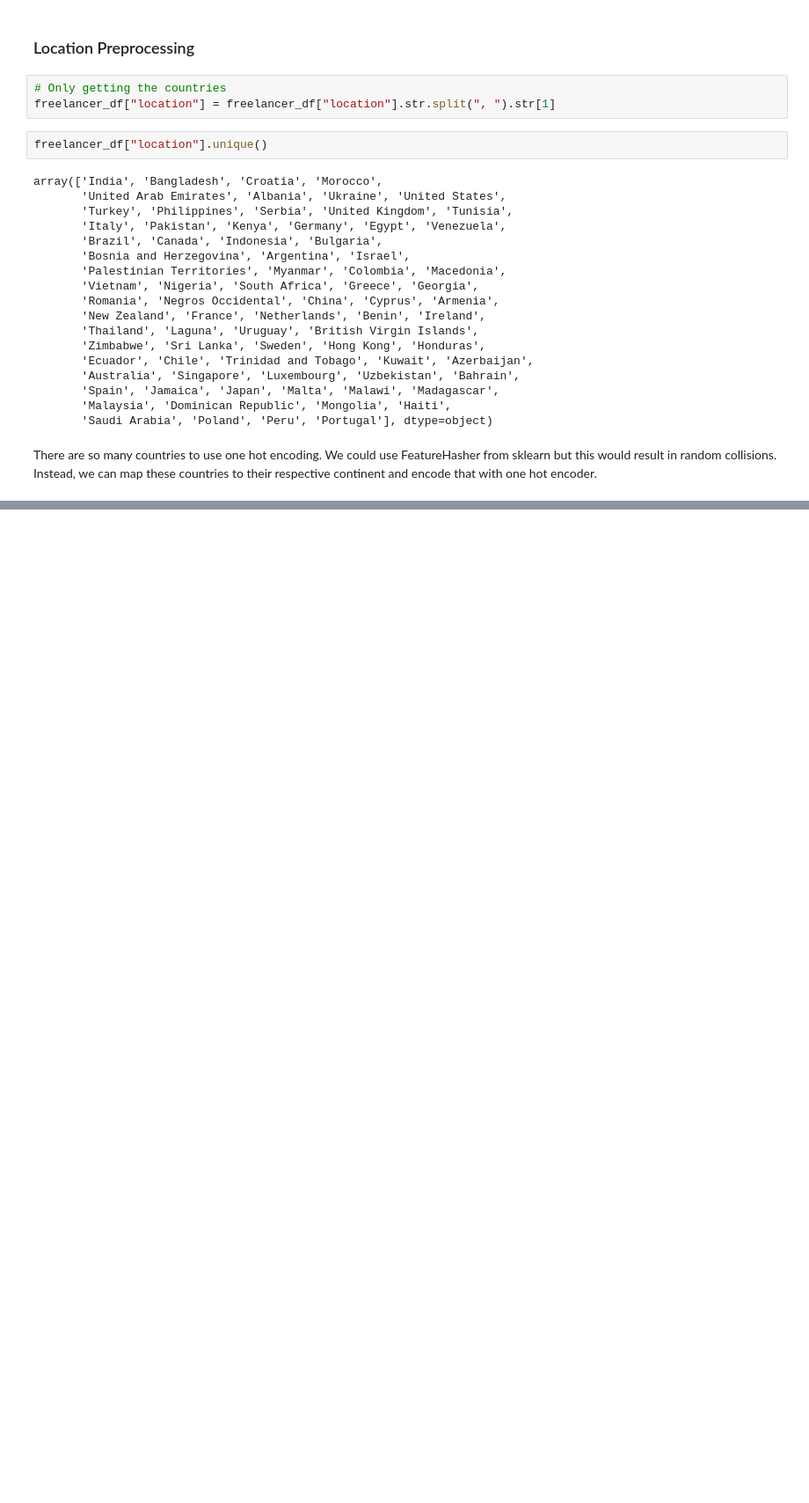
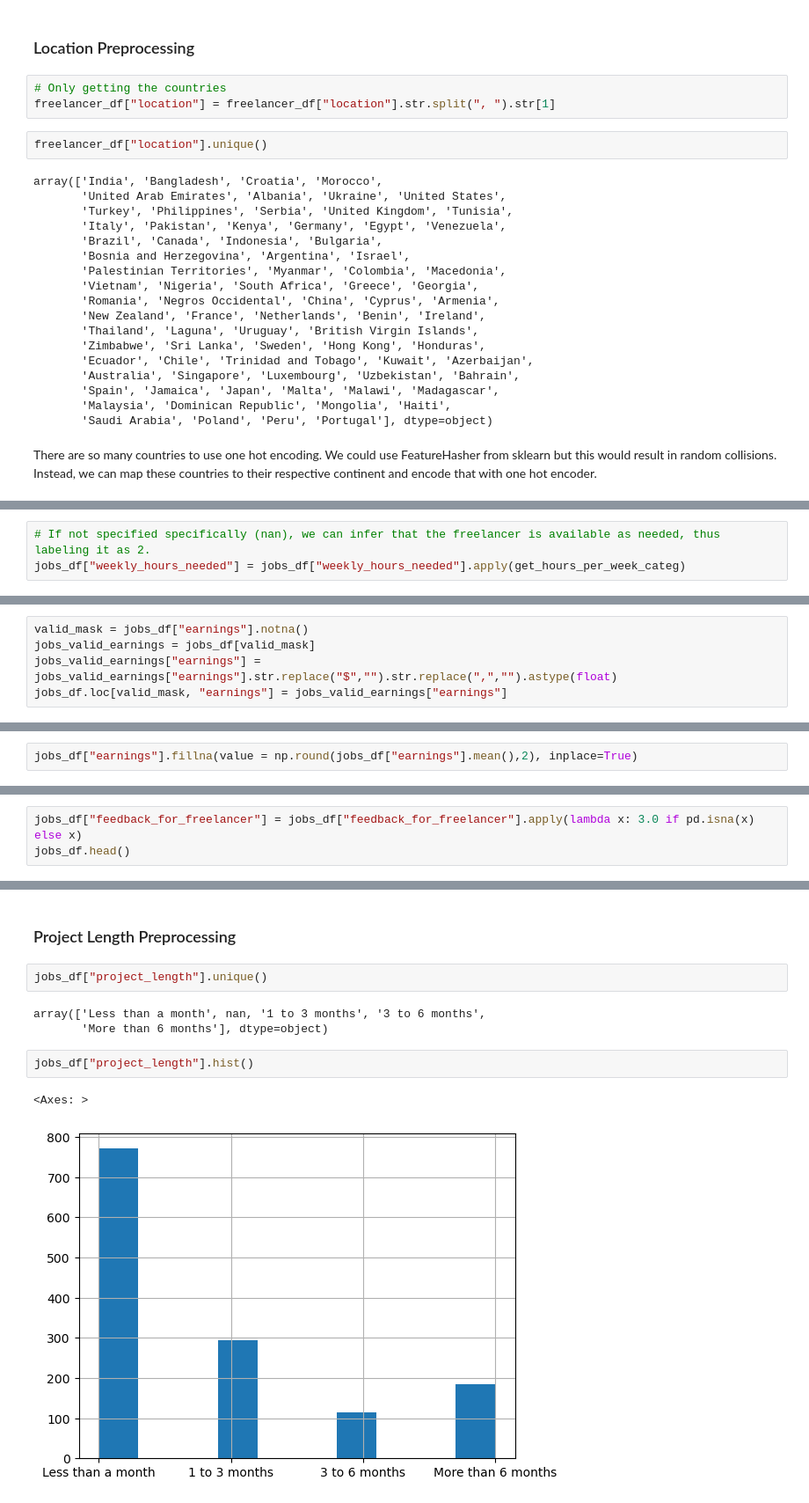
Before and after one commit to tahagalata/freelancer_recommender, a Jupyter notebook: preprocessing.ipynb, the cells around one changed output, grey strips where cells are left out. Shown at 88% size. Drawn from its saved outputs; the diff is of its cells as text; blank space fills up the shorter version.

Commit message:
Completed preprocessing and train test split

```diff
--- a/preprocessing.ipynb
+++ b/preprocessing.ipynb
@@ -86,0 +294,3 @@ ModuleNotFoundError: No module named 'geonamescache'
+# %%
+# If not specified specifically (nan), we can infer that the freelancer is available as needed, thus labeling it as 2.
+jobs_df["weekly_hours_needed"] = jobs_df["weekly_hours_needed"].apply(get_hours_per_week_categ)
@@ -86,0 +313,5 @@ ModuleNotFoundError: No module named 'geonamescache'
+# %%
+valid_mask = jobs_df["earnings"].notna()
+jobs_valid_earnings = jobs_df[valid_mask]
+jobs_valid_earnings["earnings"] = jobs_valid_earnings["earnings"].str.replace("$","").str.replace(",","").astype(float)
+jobs_df.loc[valid_mask, "earnings"] = jobs_valid_earnings["earnings"]
@@ -86,0 +324,2 @@ ModuleNotFoundError: No module named 'geonamescache'
+# %%
+jobs_df["earnings"].fillna(value = np.round(jobs_df["earnings"].mean(),2), inplace=True)
@@ -86,0 +338,3 @@ ModuleNotFoundError: No module named 'geonamescache'
+# %%
+jobs_df["feedback_for_freelancer"] = jobs_df["feedback_for_freelancer"].apply(lambda x: 3.0 if pd.isna(x) else x)
+jobs_df.head()
@@ -86,0 +349,12 @@ ModuleNotFoundError: No module named 'geonamescache'
+# %% [markdown]
+### Project Length Preprocessing
+# %%
+jobs_df["project_length"].unique()
+# %% [output]
+array(['Less than a month', nan, '1 to 3 months', '3 to 6 months',
+       'More than 6 months'], dtype=object)
+# %%
+jobs_df["project_length"].hist()
+# %% [output]
+<Axes: >
+[figure, added]
```
Also changed, not shown: parts of 69 cells of this notebook, 4 other files.
